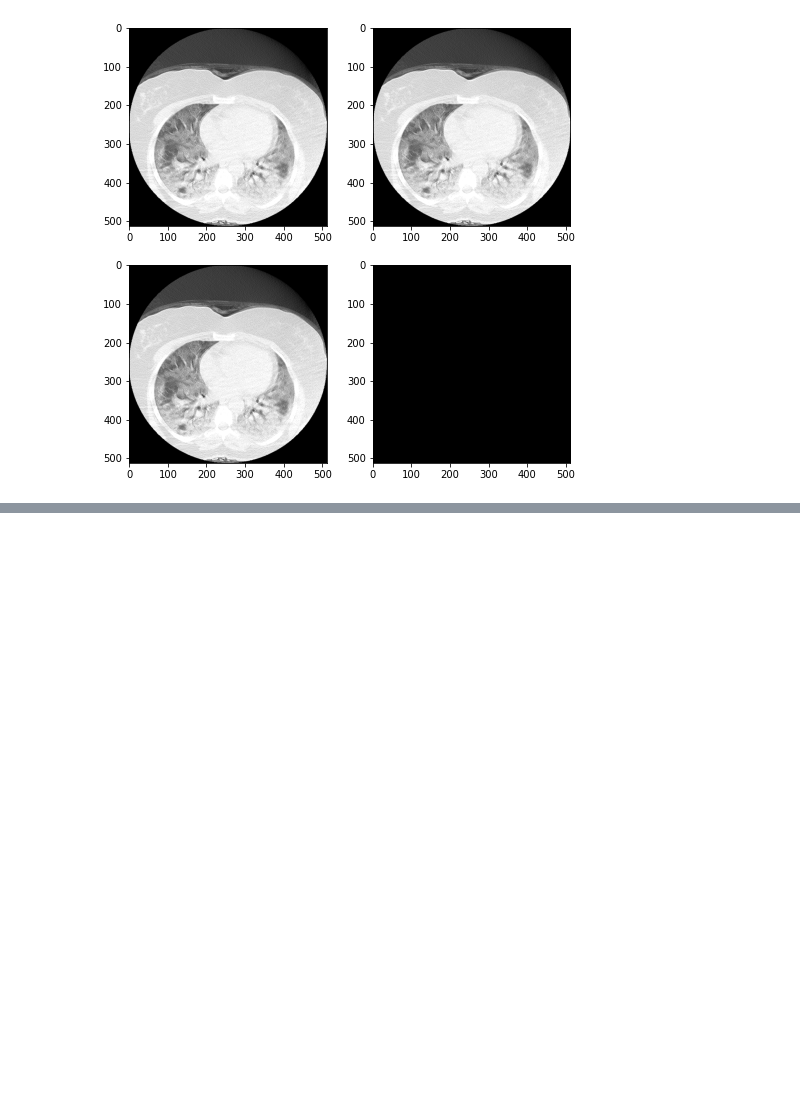
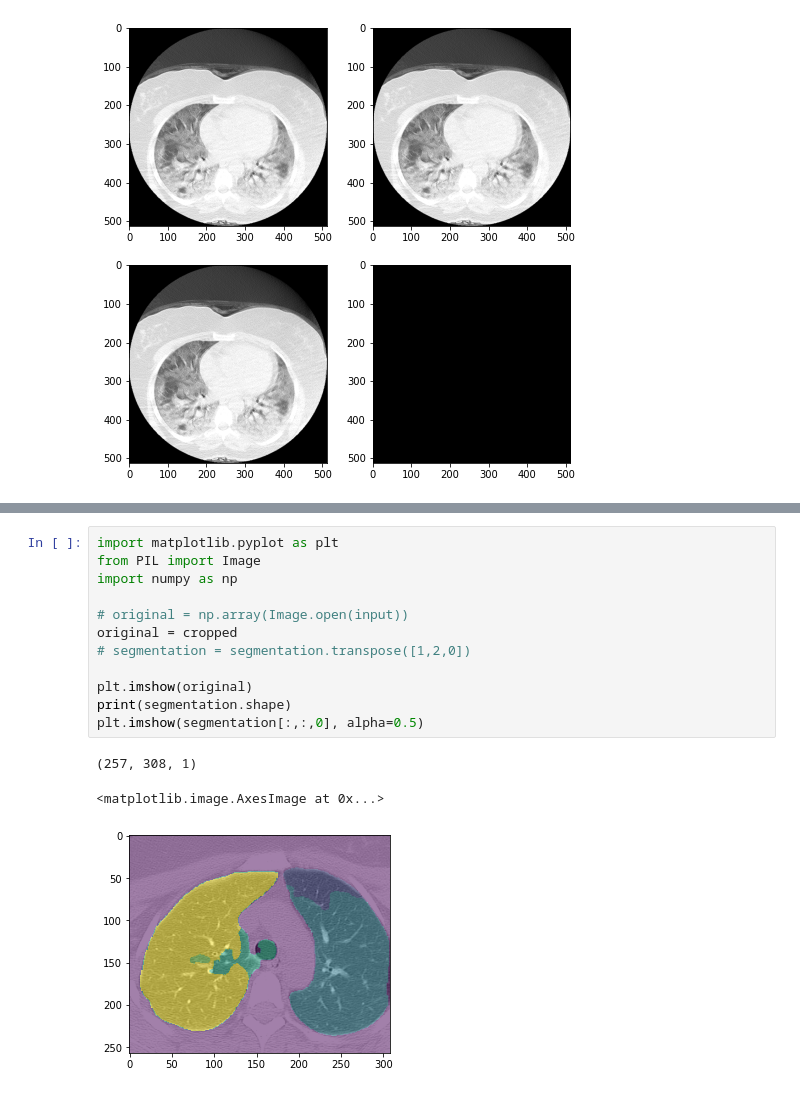
Before and after one commit to padmanabhankrishnamurthy/DeepLearningCompetition, a Jupyter notebook: covid19_starter_code_final.ipynb, the cells around one changed output, grey strips where cells are left out. Cells and saved outputs as stored; diff of their text form; blank space fills up the shorter version.

```diff
--- a/covid19_starter_code_final.ipynb
+++ b/covid19_starter_code_final.ipynb
@@ -435,0 +481,16 @@ NameError: name 'input_image' is not defined
+# %%
+import matplotlib.pyplot as plt
+from PIL import Image
+import numpy as np
+
+# original = np.array(Image.open(input))
+original = cropped
+# segmentation = segmentation.transpose([1,2,0])
+
+plt.imshow(original)
+print(segmentation.shape)
+plt.imshow(segmentation[:,:,0], alpha=0.5)
+# %% [output]
+(257, 308, 1)
+<matplotlib.image.AxesImage at 0x...>
+[figure, added]
```
Also changed, not shown: parts of 7 cells of this notebook.
